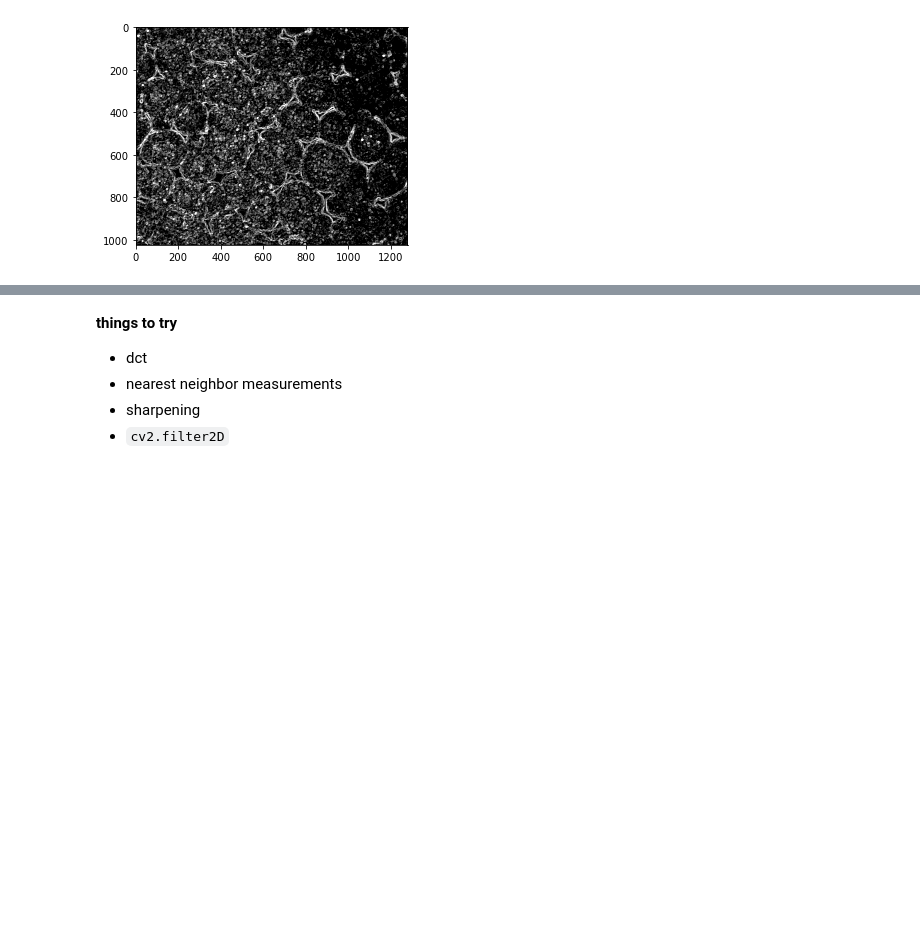
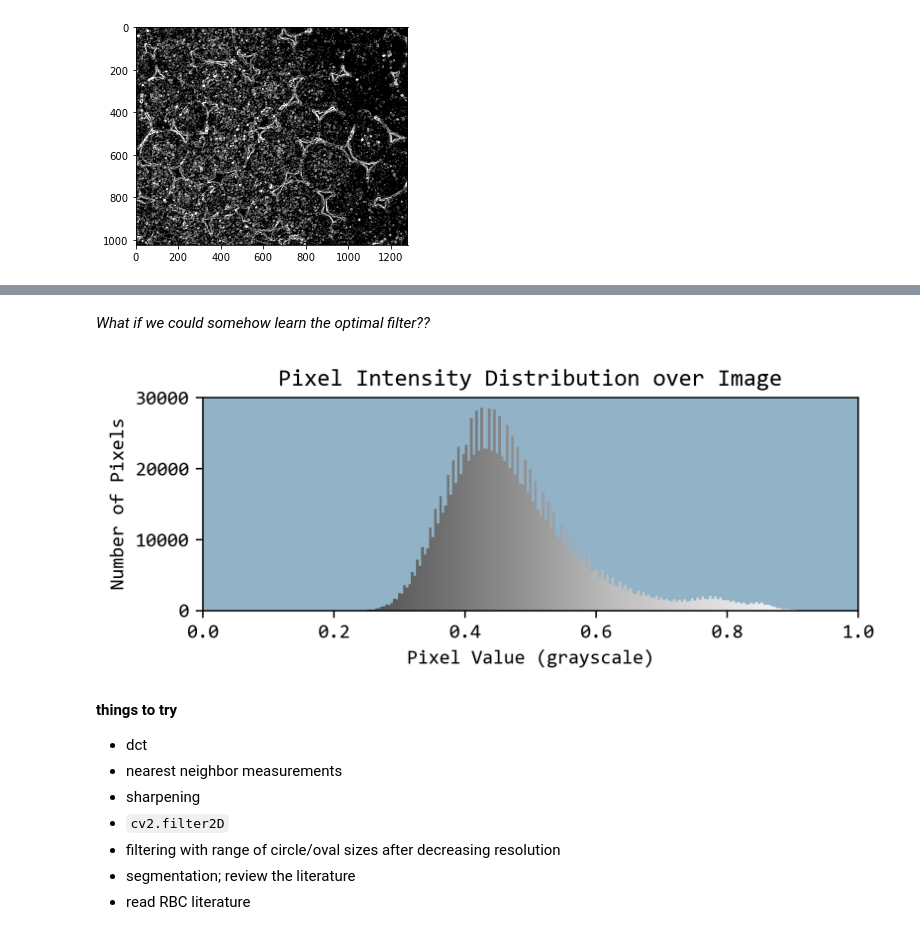
Before and after one commit to johnmays/convection-cell-research, a Jupyter notebook: image_processing/early_analysis.ipynb, the cells around one changed output, grey strips where cells are left out. Cells and saved outputs as stored; diff of their text form; code cells hidden in the pictures; blank space fills up the shorter version.

```diff
--- a/image_processing/early_analysis.ipynb
+++ b/image_processing/early_analysis.ipynb
@@ -59,6 +94,15 @@ plt.imshow(neighbor_difference_image, cmap='Greys_r', clim=(0.1,0.5));
+# %% [markdown]
+*What if we could somehow learn the optimal filter??*
+# %%
+plotintensitydistribution(normalize(ridge_image_5))
+# %% [output]
+[figure, added]
 # %% [markdown]
 **things to try**
  - dct
  - nearest neighbor measurements
  - sharpening
  - `cv2.filter2D`
+ - filtering with range of circle/oval sizes after decreasing resolution
+ - segmentation; review the literature
+ - read RBC literature
```
Also changed, not shown: parts of 7 cells of this notebook, 1 other file.
